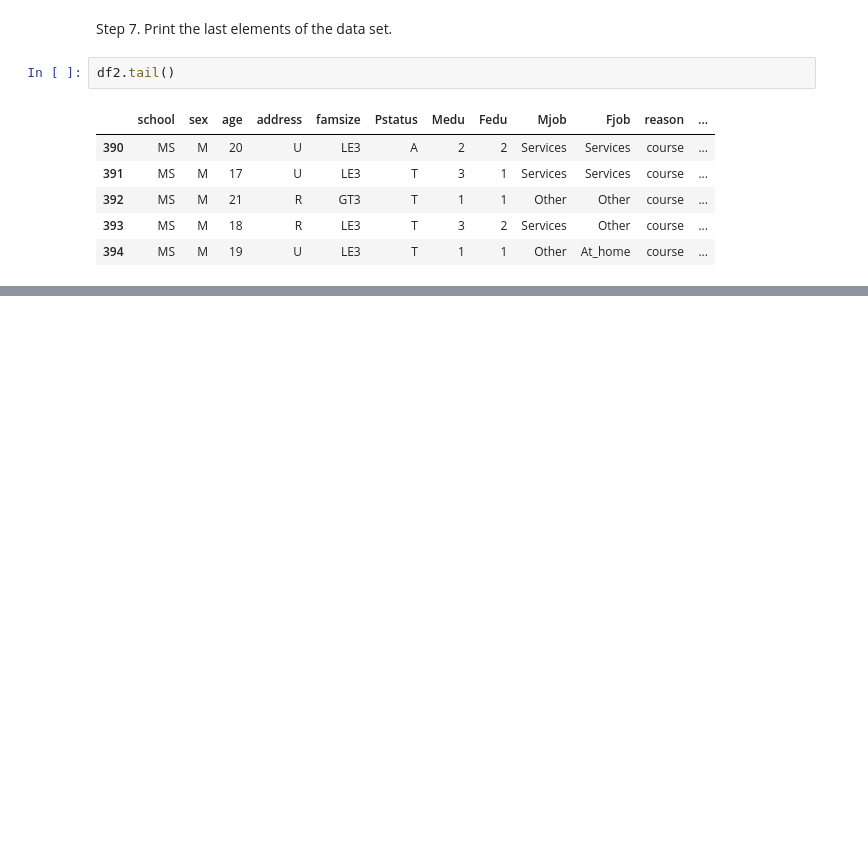
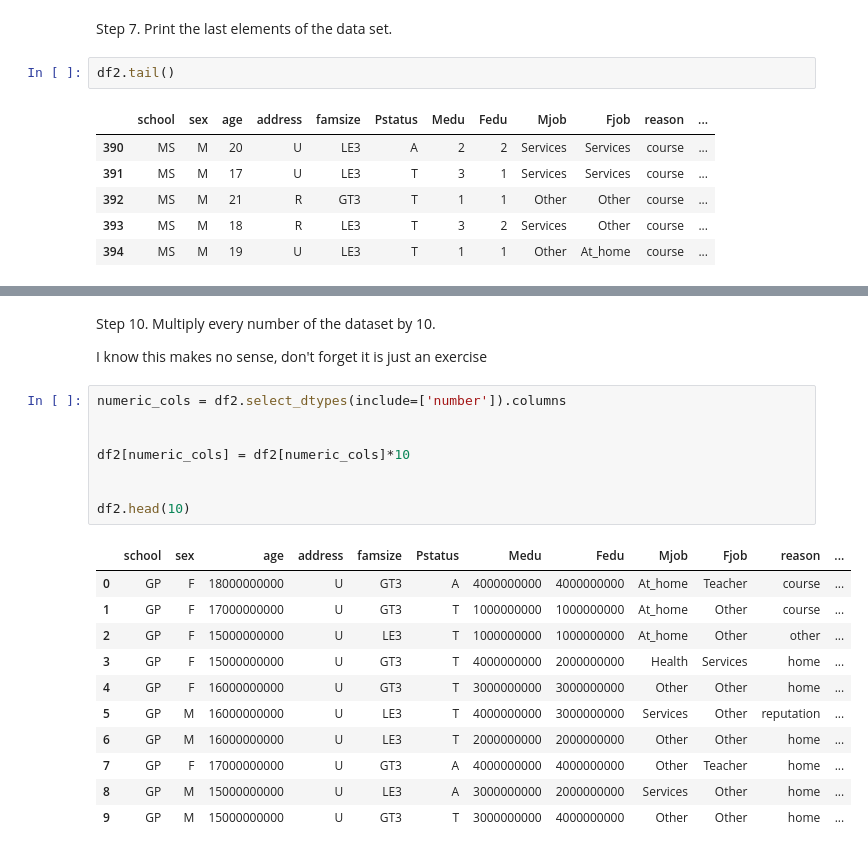
Before and after one commit to MonaMashta/AAI, a Jupyter notebook: student/Module 2/Bonus Exercises/EX1: students Alcohol Consumption.ipynb, the cells around one changed output, grey strips where cells are left out. Cells and saved outputs as stored; diff of their text form; blank space fills up the shorter version.

```diff
--- a/student/Module 2/Bonus Exercises/EX1: students Alcohol Consumption.ipynb
+++ b/student/Module 2/Bonus Exercises/EX1: students Alcohol Consumption.ipynb
@@ -75,0 +119,25 @@ df2.tail()
+# %% [markdown]
+
+Step 10. Multiply every number of the dataset by 10.
+
+I know this makes no sense, don't forget it is just an exercise
+# %%
+numeric_cols = df2.select_dtypes(include=['number']).columns
+
+
+df2[numeric_cols] = df2[numeric_cols]*10
+
+
+df2.head(10)
+# %% [output]
+|  | school | sex | age | address | famsize | Pstatus | Medu | Fedu | Mjob | Fjob | reason | ... |
+| 0 | GP | F | 18000000000 | U | GT3 | A | 4000000000 | 4000000000 | At_home | Teacher | course | ... |
+| 1 | GP | F | 17000000000 | U | GT3 | T | 1000000000 | 1000000000 | At_home | Other | course | ... |
+| 2 | GP | F | 15000000000 | U | LE3 | T | 1000000000 | 1000000000 | At_home | Other | other | ... |
+| 3 | GP | F | 15000000000 | U | GT3 | T | 4000000000 | 2000000000 | Health | Services | home | ... |
+| 4 | GP | F | 16000000000 | U | GT3 | T | 3000000000 | 3000000000 | Other | Other | home | ... |
+| 5 | GP | M | 16000000000 | U | LE3 | T | 4000000000 | 3000000000 | Services | Other | reputation | ... |
+| 6 | GP | M | 16000000000 | U | LE3 | T | 2000000000 | 2000000000 | Other | Other | home | ... |
+| 7 | GP | F | 17000000000 | U | GT3 | A | 4000000000 | 4000000000 | Other | Teacher | home | ... |
+| 8 | GP | M | 15000000000 | U | LE3 | A | 3000000000 | 2000000000 | Services | Other | home | ... |
+| 9 | GP | M | 15000000000 | U | GT3 | T | 3000000000 | 4000000000 | Other | Other | home | ... |
```
Also changed, not shown: parts of 5 cells of this notebook.
